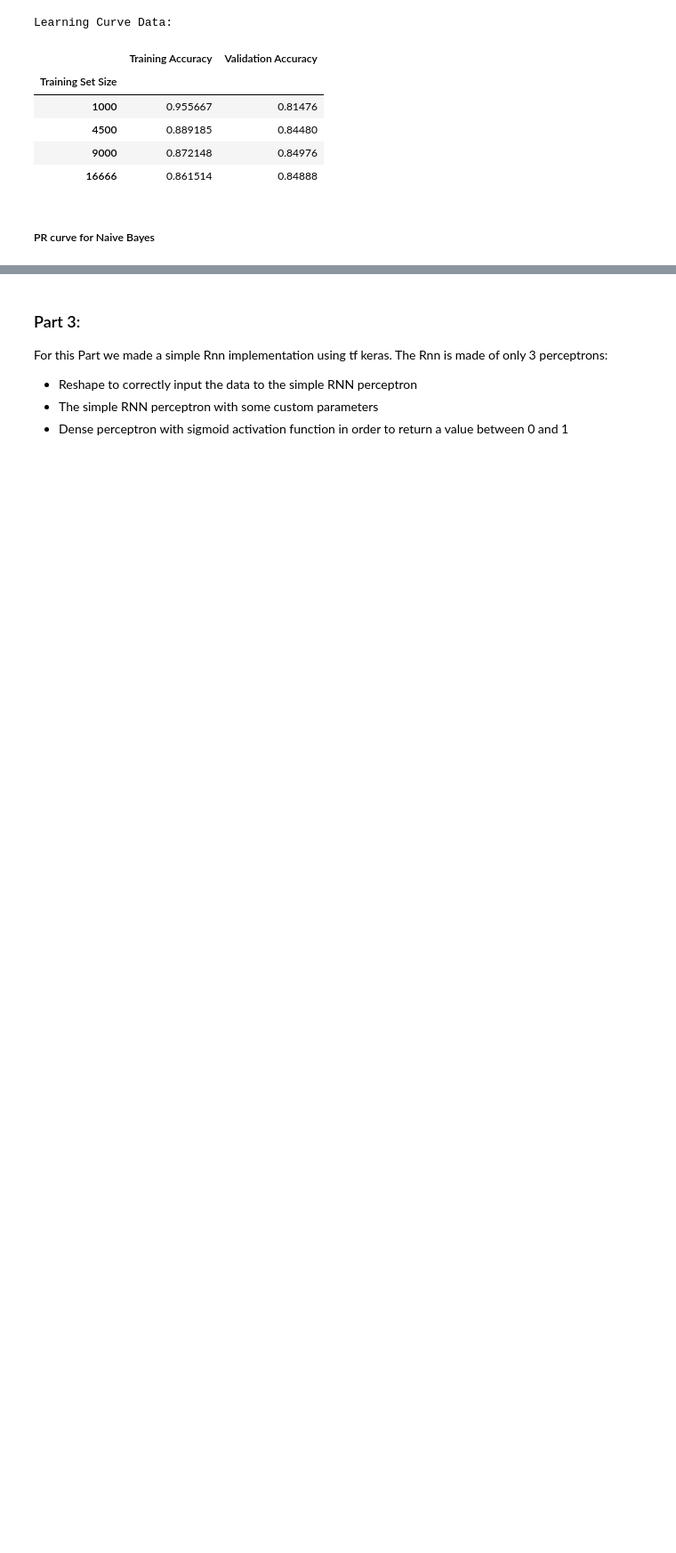
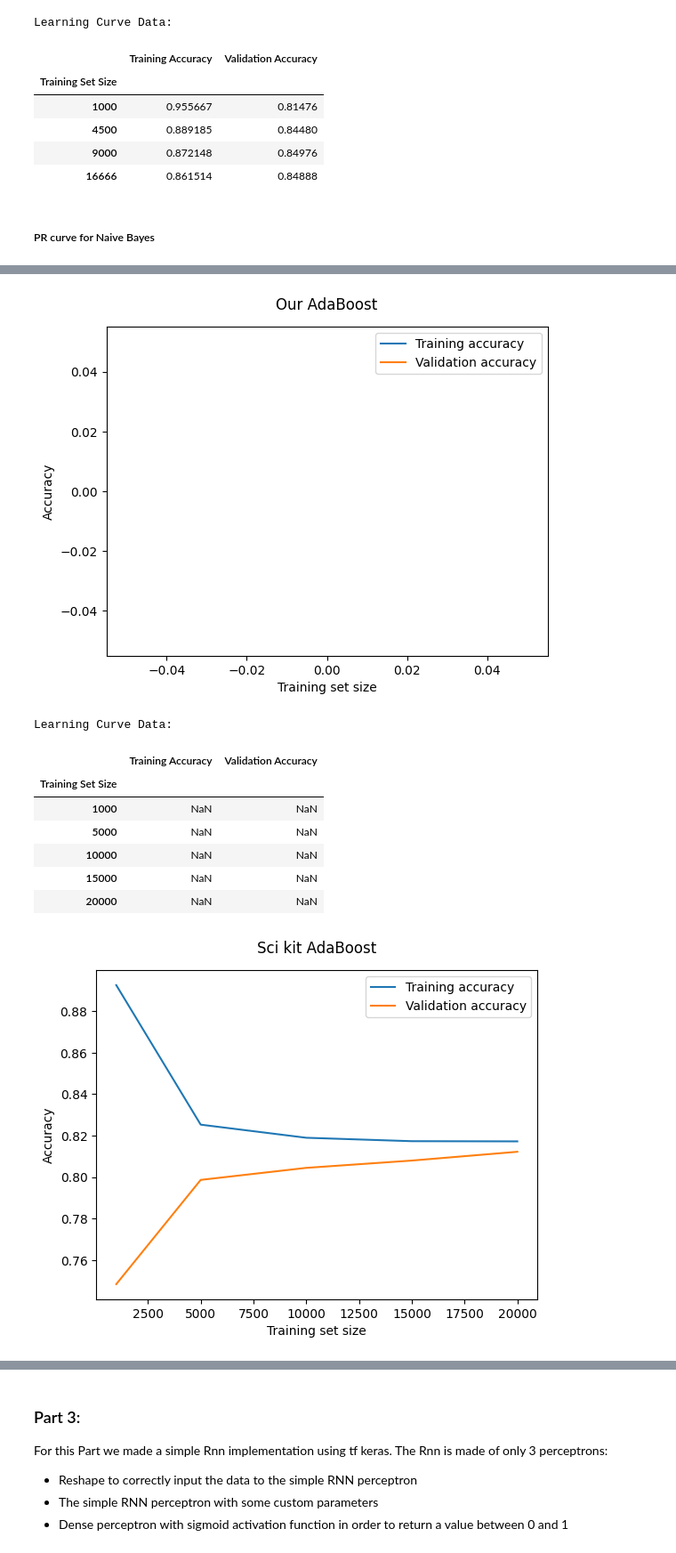
Before and after one commit to vleft02/IMDB-Review-Classification, a Jupyter notebook: ML.ipynb, the cells around one changed output, grey strips where cells are left out. Shown at 89% size. Drawn from its saved outputs; the diff is of its cells as text; code cells hidden in the pictures; blank space fills up the shorter version.

```diff
--- a/ML.ipynb
+++ b/ML.ipynb
@@ -767,0 +809,8 @@ pos_log_p: -373.4055834068467, n
+# %%
+# First we initialize the classifiers
+our_adaboost = AdaBoost()
+scikit_adaboost = AdaBoostClassifier(n_estimators=70)
+
+# Fit the training data to the classifiers
+our_adaboost.fit(x_train, y_train, 70)
+scikit_adaboost.fit(x_train, y_train)
@@ -767,0 +821,15 @@ pos_log_p: -373.4055834068467, n
+# %%
+# Learning curve for our classifiers
+my_learning_curve(estimator = our_adaboost, X = x_train, y = y_train, train_sizes = [1000,5000,10000,15000,20000], scoring = 'accuracy',title="Our AdaBoost")
+my_learning_curve(estimator = scikit_adaboost, X = x_train, y = y_train, train_sizes = [1000,5000,10000,15000,20000], scoring = 'accuracy',title="Sci kit AdaBoost")
+# %% [output]
+[figure, added]
+Learning Curve Data:
+|  | Training Accuracy | Validation Accuracy |
+| Training Set Size |  |  |
+| 1000 | NaN | NaN |
+| 5000 | NaN | NaN |
+| 10000 | NaN | NaN |
+| 15000 | NaN | NaN |
+| 20000 | NaN | NaN |
+[figure, added]
```
Also changed, not shown: parts of 20 cells of this notebook, 4 other files.
